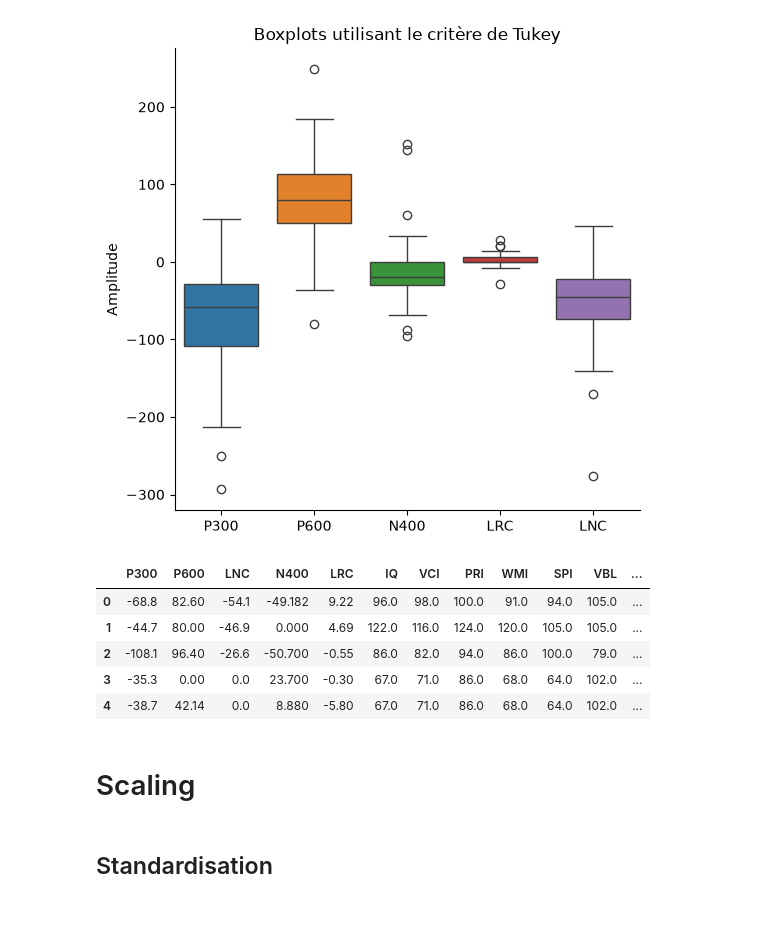
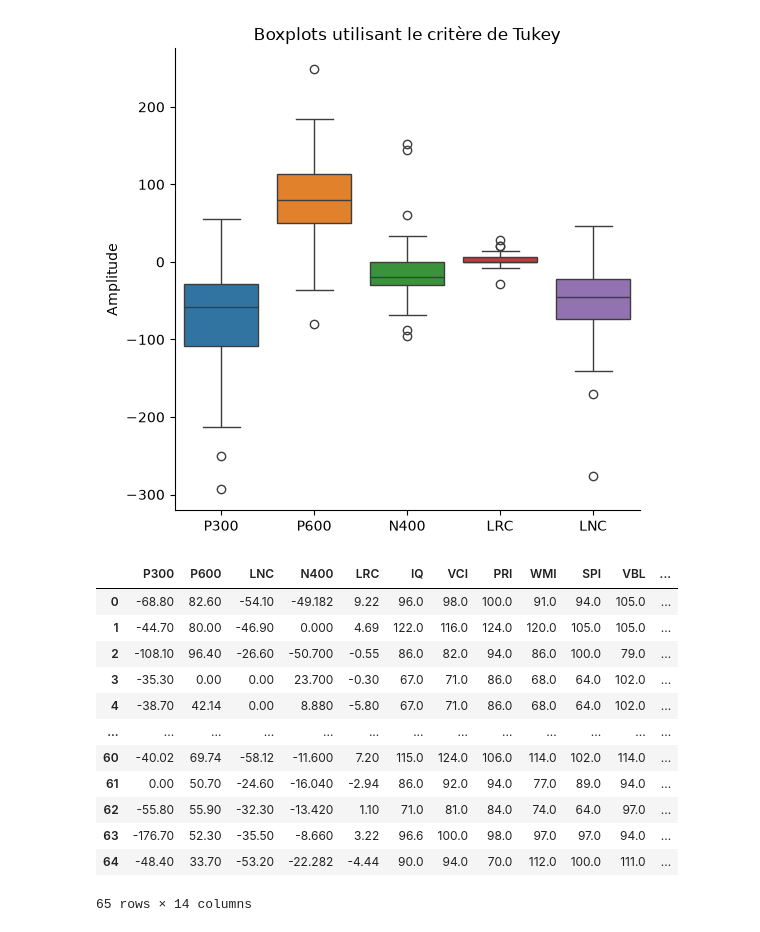
Before and after one commit to Melanie-BarbosaGrange/ProjetNR, a Jupyter notebook: test.ipynb, the cells around one changed output. Drawn from its saved outputs; the diff is of its cells as text; code cells hidden in the pictures.

```diff
--- a/test.ipynb
+++ b/test.ipynb
@@ -118,15 +123,18 @@ ax.spines['right'].set_visible(False)
 # %% [output]
 [figure]
 # %%
-imputed.head(5)
+imputed
 # %% [output]
 |  | P300 | P600 | LNC | N400 | LRC | IQ | VCI | PRI | WMI | SPI | VBL | ... |
-| 0 | -68.8 | 82.60 | -54.1 | -49.182 | 9.22 | 96.0 | 98.0 | 100.0 | 91.0 | 94.0 | 105.0 | ... |
-| 1 | -44.7 | 80.00 | -46.9 | 0.000 | 4.69 | 122.0 | 116.0 | 124.0 | 120.0 | 105.0 | 105.0 | ... |
-| 2 | -108.1 | 96.40 | -26.6 | -50.700 | -0.55 | 86.0 | 82.0 | 94.0 | 86.0 | 100.0 | 79.0 | ... |
-| 3 | -35.3 | 0.00 | 0.0 | 23.700 | -0.30 | 67.0 | 71.0 | 86.0 | 68.0 | 64.0 | 102.0 | ... |
-| 4 | -38.7 | 42.14 | 0.0 | 8.880 | -5.80 | 67.0 | 71.0 | 86.0 | 68.0 | 64.0 | 102.0 | ... |
+| 0 | -68.80 | 82.60 | -54.10 | -49.182 | 9.22 | 96.0 | 98.0 | 100.0 | 91.0 | 94.0 | 105.0 | ... |
+| 1 | -44.70 | 80.00 | -46.90 | 0.000 | 4.69 | 122.0 | 116.0 | 124.0 | 120.0 | 105.0 | 105.0 | ... |
+| 2 | -108.10 | 96.40 | -26.60 | -50.700 | -0.55 | 86.0 | 82.0 | 94.0 | 86.0 | 100.0 | 79.0 | ... |
+| 3 | -35.30 | 0.00 | 0.00 | 23.700 | -0.30 | 67.0 | 71.0 | 86.0 | 68.0 | 64.0 | 102.0 | ... |
+| 4 | -38.70 | 42.14 | 0.00 | 8.880 | -5.80 | 67.0 | 71.0 | 86.0 | 68.0 | 64.0 | 102.0 | ... |
+| ... | ... | ... | ... | ... | ... | ... | ... | ... | ... | ... | ... | ... |
+| 60 | -40.02 | 69.74 | -58.12 | -11.600 | 7.20 | 115.0 | 124.0 | 106.0 | 114.0 | 102.0 | 114.0 | ... |
+| 61 | 0.00 | 50.70 | -24.60 | -16.040 | -2.94 | 86.0 | 92.0 | 94.0 | 77.0 | 89.0 | 94.0 | ... |
+| 62 | -55.80 | 55.90 | -32.30 | -13.420 | 1.10 | 71.0 | 81.0 | 84.0 | 74.0 | 64.0 | 97.0 | ... |
+| 63 | -176.70 | 52.30 | -35.50 | -8.660 | 3.22 | 96.6 | 100.0 | 98.0 | 97.0 | 97.0 | 94.0 | ... |
+| 64 | -48.40 | 33.70 | -53.20 | -22.282 | -4.44 | 90.0 | 94.0 | 70.0 | 112.0 | 100.0 | 111.0 | ... |
+65 rows × 14 columns
-# %% [markdown]
-# Scaling
-# %% [markdown]
-## Standardisation
```
Also changed, not shown: parts of 3 cells of this notebook.
